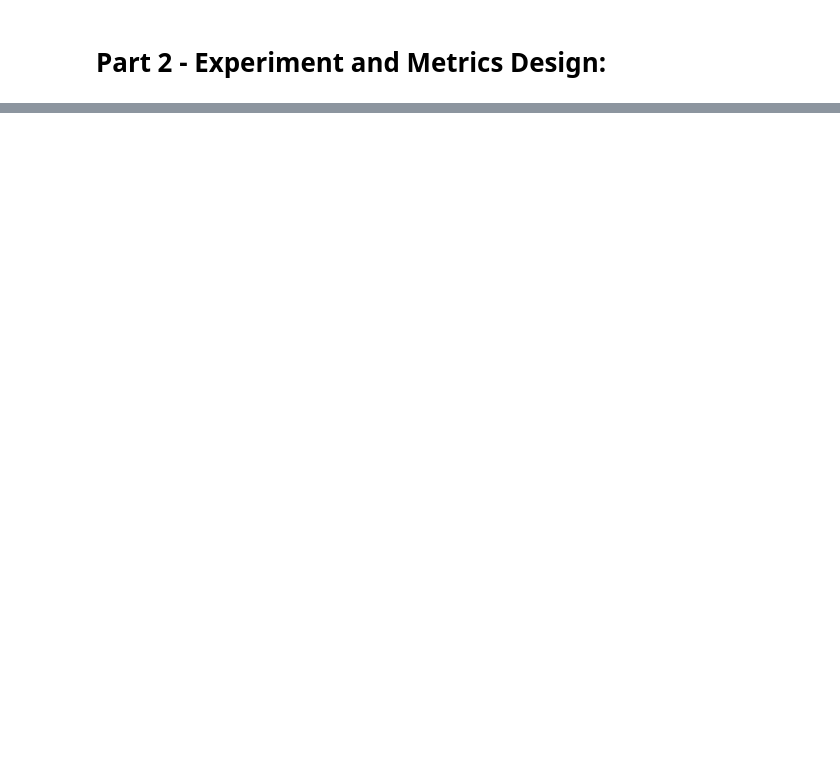
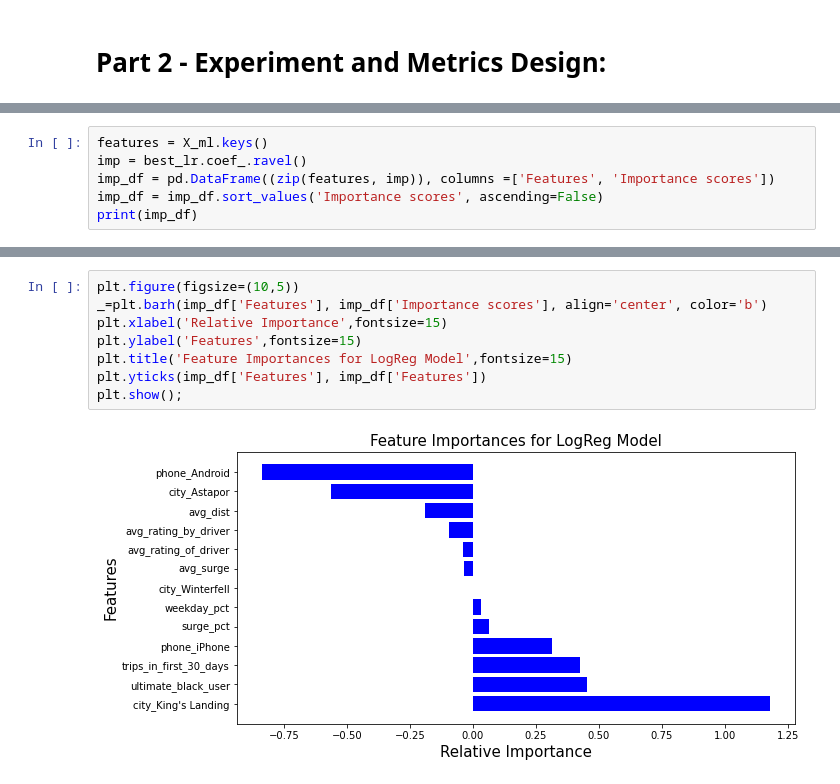
Before and after one commit to kstoudt/Springboard, a Jupyter notebook: 27.2 The Take-Home Challenge/ultimate_challenge/Data Science Take-Home Challenge - Ultimate Inc.ipynb, the cells around one changed output, grey strips where cells are left out. Cells and saved outputs as stored; diff of their text form; blank space fills up the shorter version.

```diff
--- a/27.2 The Take-Home Challenge/ultimate_challenge/Data Science Take-Home Challenge - Ultimate Inc.ipynb
+++ b/27.2 The Take-Home Challenge/ultimate_challenge/Data Science Take-Home Challenge - Ultimate Inc.ipynb
@@ -279,0 +515,6 @@ Warnings:
+# %%
+features = X_ml.keys()
+imp = best_lr.coef_.ravel()
+imp_df = pd.DataFrame((zip(features, imp)), columns =['Features', 'Importance scores'])
+imp_df = imp_df.sort_values('Importance scores', ascending=False)
+print(imp_df)
@@ -279,0 +536,10 @@ Warnings:
+# %%
+plt.figure(figsize=(10,5))
+_=plt.barh(imp_df['Features'], imp_df['Importance scores'], align='center', color='b')
+plt.xlabel('Relative Importance',fontsize=15)
+plt.ylabel('Features',fontsize=15)
+plt.title('Feature Importances for LogReg Model',fontsize=15)
+plt.yticks(imp_df['Features'], imp_df['Features'])
+plt.show();
+# %% [output]
+[figure, added]
```
Also changed, not shown: parts of 37 cells of this notebook.
